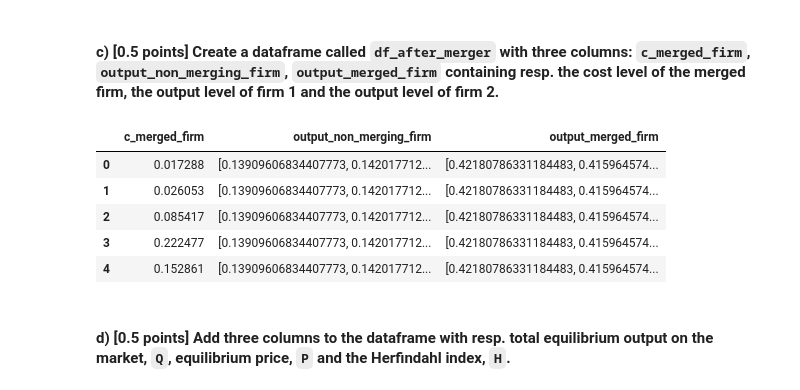
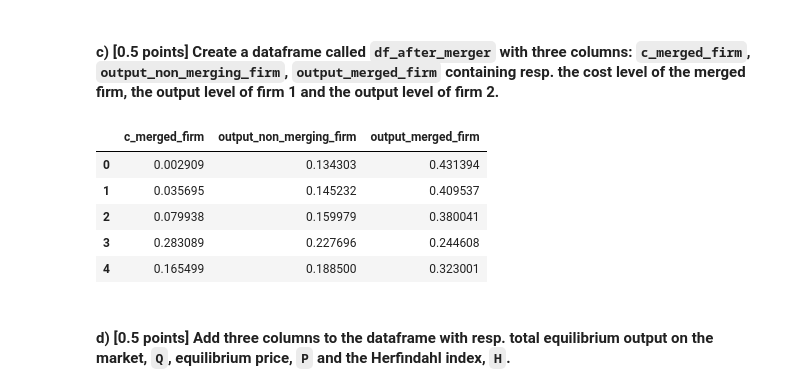
Before and after one commit to coenvdrwielen/assignments, a Jupyter notebook: exam_june_7_2018.ipynb, the cells around one changed output. Cells and saved outputs as stored; diff of their text form; code cells hidden in the pictures.

```diff
--- a/exam_june_7_2018.ipynb
+++ b/exam_june_7_2018.ipynb
@@ -84,11 +91,0 @@ sum(optimize.fsolve(lambda q: fixed_point_three_firms(q, [0.3,0.3,0.3]), initial
-# %%
-def Herfindahl_index(q_1, q_2, q_3):
-    return (q_1/q)**2 + (q_2/q)**2 + (q_3/q)**2
-
-q_1 = 0.175
-q_2 = 0.175
-q_3 = 0.175
-q = 0.525
-
-H0 = Herfindahl_index(q_1, q_2, q_3)
-print(H0)
@@ -151,26 +119,28 @@ print(c_after_merger)
+# %%
+c_after_merger = np.random.uniform(0,c0,size = 100)
+
+initial_guess = [0.1, 0.1]
+
+q1_after_merger = [optimize.fsolve(lambda q: fixed_point_two_firms(q,[c0,c]), initial_guess)[0] for c in c_after_merger]
+q2_after_merger = [optimize.fsolve(lambda q: fixed_point_two_firms(q,[c0,c]), initial_guess)[1] for c in c_after_merger]
 # %% [markdown]
 #### c) [0.5 points] Create a dataframe called `df_after_merger` with three columns: `c_merged_firm`, `output_non_merging_firm`, `output_merged_firm` containing resp. the cost level of the merged firm, the output level of firm 1 and the output level of firm 2.
 # %%
-initial_guess = [0,0]
+columns =  ['c_merged_firm', 'output_non_merging_firm', 'output_merged_firm']
+df_after_merger = pd.DataFrame(columns = columns)
 
-columns = ["c_merged_firm", "output_non_merging_firm", "output_merged_firm"]
-df_after_merger = pd.DataFrame(columns=columns)
+for i in range(len(c_after_merger)):
+    df_after_merger.loc[i] = [c_after_merger[i], q1_after_merger[i], q2_after_merger[i]]
 
 
-counter = 0
-for i in range(99):
-    c_merged_firm = c_after_merger[counter]
-    df_after_merger.loc[counter] = [c_merged_firm, q1_after_merger, q2_after_merger]
-    counter = counter + 1
-
 df_after_merger.head()
 # %% [output]
 |  | c_merged_firm | output_non_merging_firm | output_merged_firm |
-| 0 | 0.017288 | [0.13909606834407773, 0.142017712... | [0.42180786331184483, 0.415964574... |
-| 1 | 0.026053 | [0.13909606834407773, 0.142017712... | [0.42180786331184483, 0.415964574... |
-| 2 | 0.085417 | [0.13909606834407773, 0.142017712... | [0.42180786331184483, 0.415964574... |
-| 3 | 0.222477 | [0.13909606834407773, 0.142017712... | [0.42180786331184483, 0.415964574... |
-| 4 | 0.152861 | [0.13909606834407773, 0.142017712... | [0.42180786331184483, 0.415964574... |
+| 0 | 0.002909 | 0.134303 | 0.431394 |
+| 1 | 0.035695 | 0.145232 | 0.409537 |
+| 2 | 0.079938 | 0.159979 | 0.380041 |
+| 3 | 0.283089 | 0.227696 | 0.244608 |
+| 4 | 0.165499 | 0.188500 | 0.323001 |
 # %% [markdown]
 #### d) [0.5 points] Add three columns to the dataframe with resp. total equilibrium output on the market, `Q`, equilibrium price, `P` and the Herfindahl index, `H`.
 # %%
```
Also changed, not shown: parts of 16 cells of this notebook.
